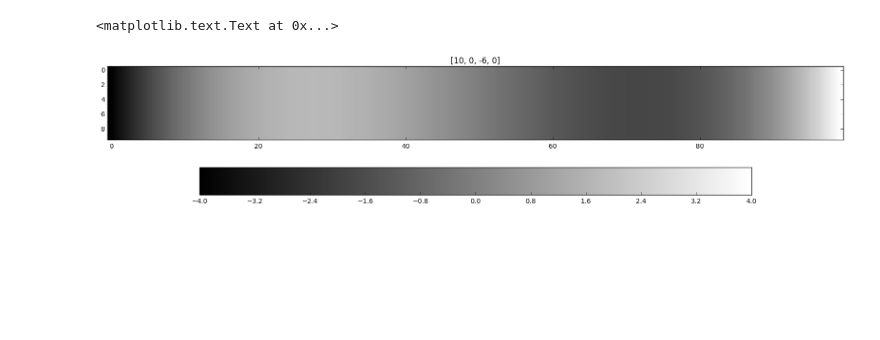
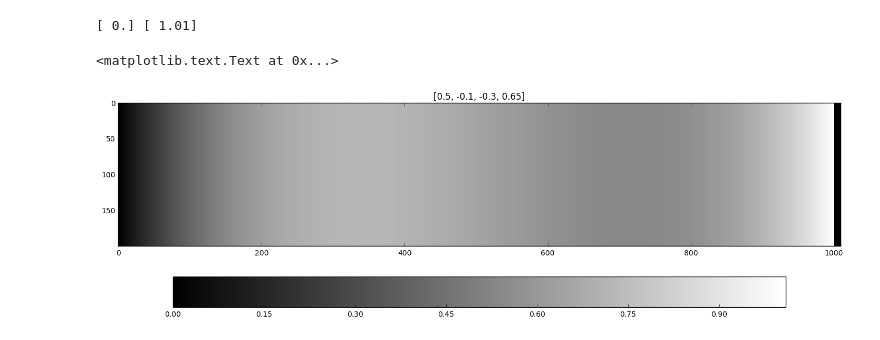
Before and after one commit to LCAV/surface-reconstruction, a Jupyter notebook: pattern.ipynb, the cells around one changed output. Drawn from its saved outputs; the diff is of its cells as text; code cells hidden in the pictures; blank space fills up the shorter version.

```diff
--- a/pattern.ipynb
+++ b/pattern.ipynb
@@ -7,16 +7,19 @@ from pylab import rcParams
 rcParams['figure.figsize'] = 10, 10
 %matplotlib inline
 # %%
-coef = [10, 0,- 6, 0]
+coef = [0.5, -0.1,-0.3, 0.65]
 pol = SignalPolynomial(coef)
-t = np.linspace(-1, 1, 100)
-row = pol.get_samples(t).reshape(100,1)
-mat = np.repeat(row, 10, axis=1)
+t = np.linspace(-1.2, 1.2, 1000)
+row = pol.get_samples(t)
+row = np.concatenate([row, np.zeros(10)]).reshape(1010,1)
+print(min(row),max(row))
+mat = np.repeat(row, 200, axis=1)
 mat = mat.T
 plt.figure(figsize=(20,5))
-axs = plt.imshow(mat, cmap='gray')
+axs = plt.imshow(mat, cmap='gray', interpolation="nearest")
 plt.colorbar(orientation='horizontal')
 plt.title(str(coef))
 # %% [output]
-<matplotlib.text.Text at 0x...>
+[ 0.] [ 1.01]
+<matplotlib.text.Text at 0x...>
-[figure, old version]
+[figure, new version]
```
Also changed, not shown: 3 other files.
